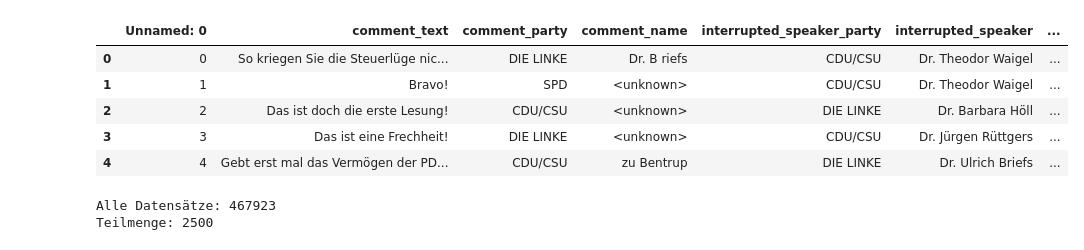
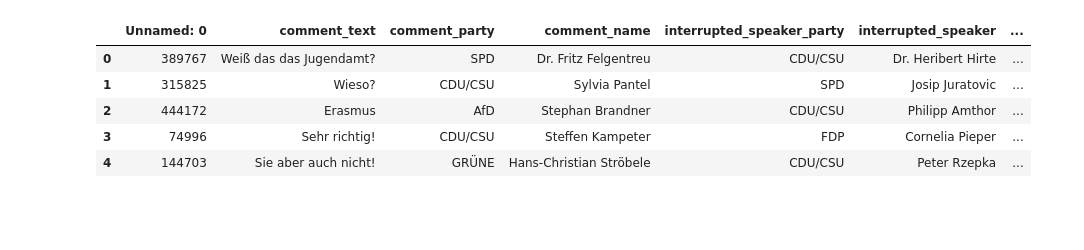
Before and after one commit to stellamoR/bundestag_zwischenrufe, a Jupyter notebook: 05_sentiment_analysis.ipynb, the cells around one changed output. Drawn from its saved outputs; the diff is of its cells as text; code cells hidden in the pictures; blank space fills up the shorter version.

Commit message:
labled 1k interruptions

```diff
--- a/05_sentiment_analysis.ipynb
+++ b/05_sentiment_analysis.ipynb
@@ -2,23 +8,16 @@
 import pandas as pd
 import matplotlib.pyplot as plt
 # %%
-df_interruptions= pd.read_csv('./data/comments.csv')
+df_interruptions= pd.read_csv('./data/comments_for_labeling_robin_labeled_labeled_labeled.csv')
 df_interruptions.head(5)
 # %% [output]
 |  | Unnamed: 0 | comment_text | comment_party | comment_name | interrupted_speaker_party | interrupted_speaker | ... |
-| 0 | 0 | So kriegen Sie die Steuerlüge nic... | DIE LINKE | Dr. B riefs | CDU/CSU | Dr. Theodor Waigel | ... |
-| 1 | 1 | Bravo! | SPD | <unknown> | CDU/CSU | Dr. Theodor Waigel | ... |
-| 2 | 2 | Das ist doch die erste Lesung! | CDU/CSU | <unknown> | DIE LINKE | Dr. Barbara Höll | ... |
-| 3 | 3 | Das ist eine Frechheit! | DIE LINKE | <unknown> | CDU/CSU | Dr. Jürgen Rüttgers | ... |
-| 4 | 4 | Gebt erst mal das Vermögen der PD... | CDU/CSU | zu Bentrup | DIE LINKE | Dr. Ulrich Briefs | ... |
+| 0 | 389767 | Weiß das das Jugendamt? | SPD | Dr. Fritz Felgentreu | CDU/CSU | Dr. Heribert Hirte | ... |
+| 1 | 315825 | Wieso? | CDU/CSU | Sylvia Pantel | SPD | Josip Juratovic | ... |
+| 2 | 444172 | Erasmus | AfD | Stephan Brandner | CDU/CSU | Philipp Amthor | ... |
+| 3 | 74996 | Sehr richtig! | CDU/CSU | Steffen Kampeter | FDP | Cornelia Pieper | ... |
+| 4 | 144703 | Sie aber auch nicht! | GRÜNE | Hans-Christian Ströbele | CDU/CSU | Peter Rzepka | ... |
 # %%
 non_string_entries = df_interruptions['comment_text'].apply(lambda x: not isinstance(x, str))
 df_interruptions= df_interruptions[~non_string_entries]
-# %%
-print(f"Alle Datensätze: {len(df_interruptions)}")
-df_interruptions= df_interruptions.sample(2500)
-print(f"Teilmenge: {len(df_interruptions)}")
-# %% [output]
-Alle Datensätze: 467923
-Teilmenge: 2500
 # %%
```
Also changed, not shown: parts of 8 cells of this notebook, 5 other files.
